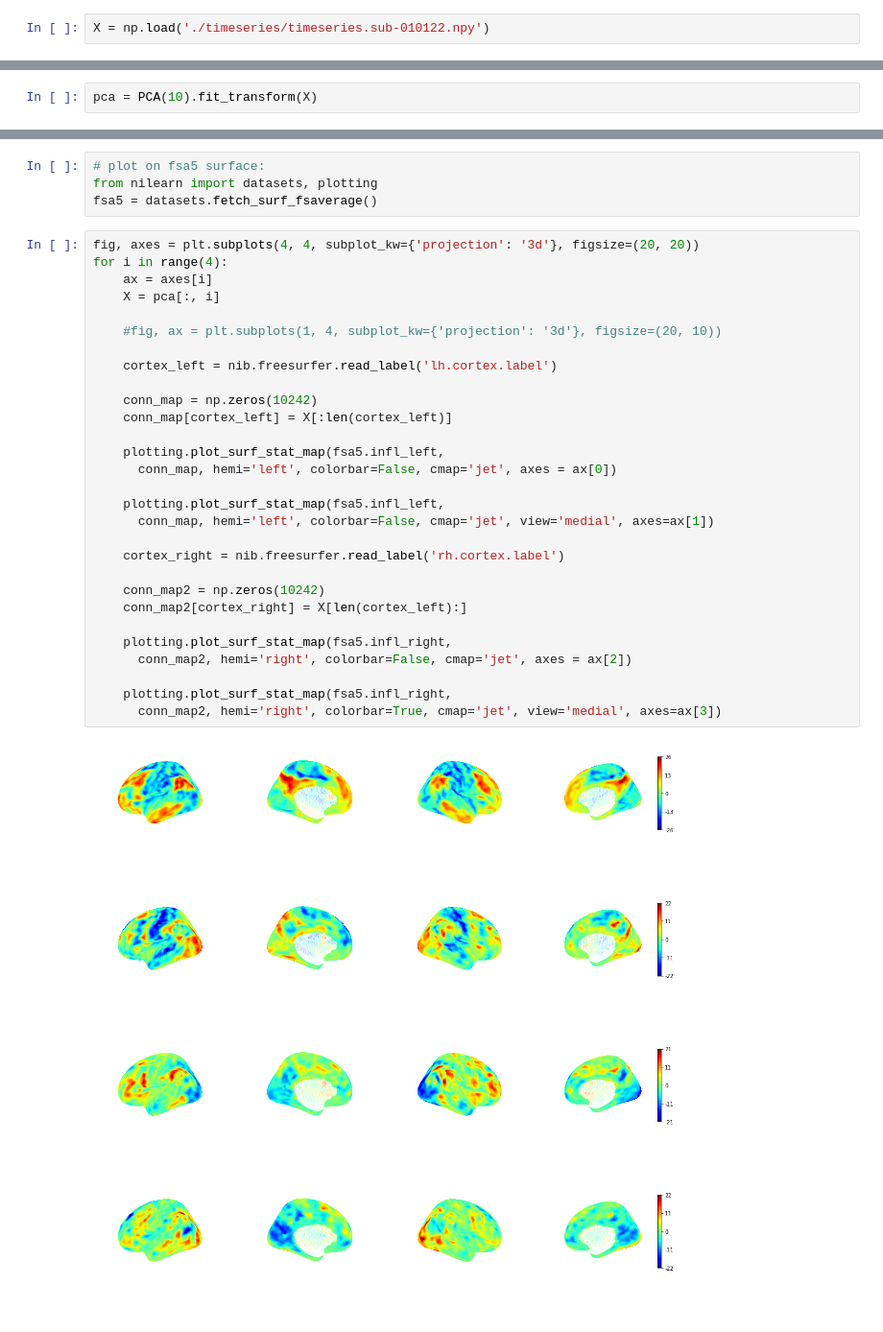
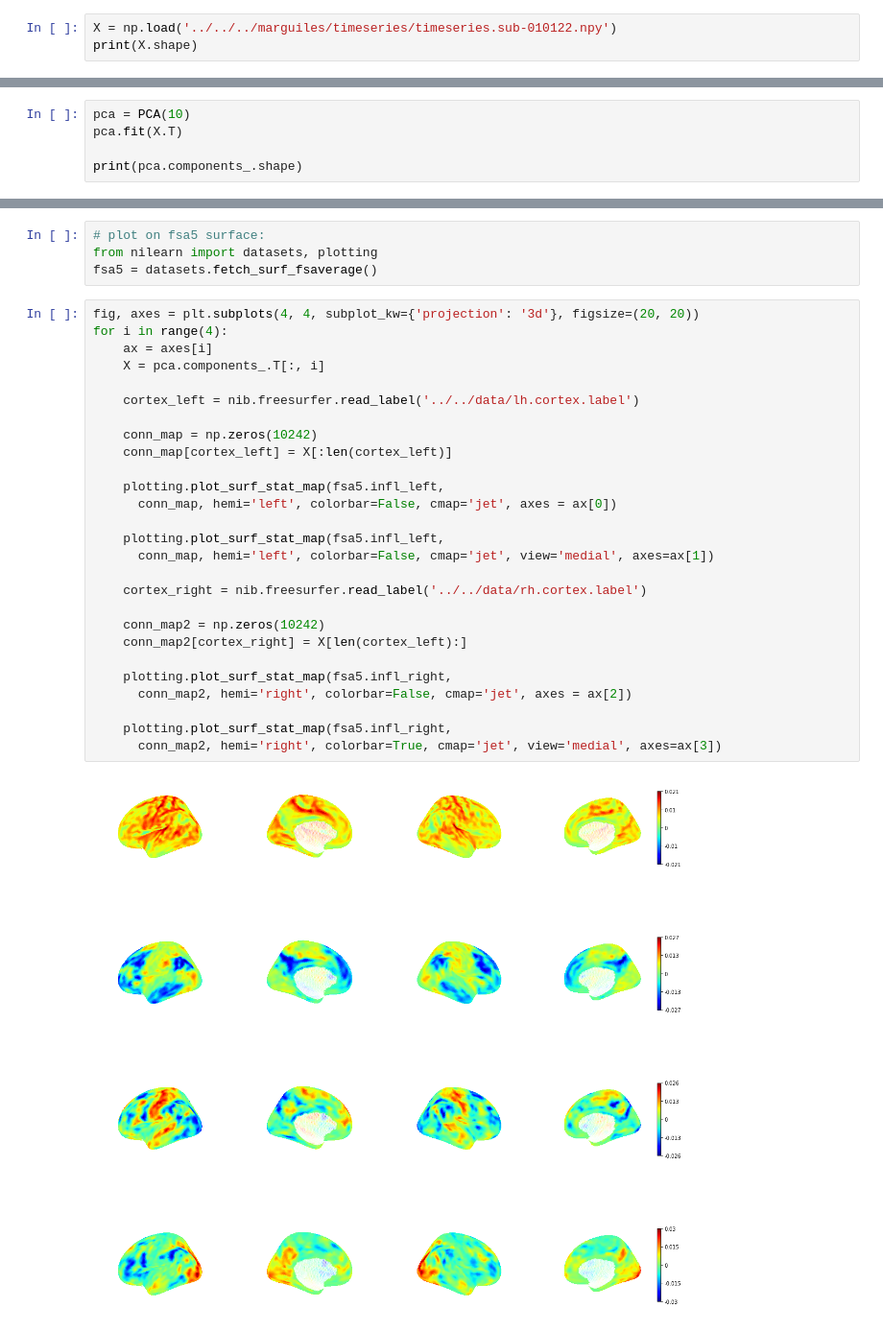
Before and after one commit to neurodata/margulies, a Jupyter notebook: analysis/20190612/PCA-10122.ipynb, the cells around one changed output, grey strips where cells are left out. Shown at 96% size. Cells and saved outputs as stored; diff of their text form.

Commit message:
try new plots

```diff
--- a/analysis/20190612/PCA-10122.ipynb
+++ b/analysis/20190612/PCA-10122.ipynb
@@ -8,4 +8,5 @@ import nibabel as nib
 
 %matplotlib inline
 # %%
-X = np.load('./timeseries/timeseries.sub-010122.npy')
+X = np.load('../../../marguiles/timeseries/timeseries.sub-010122.npy')
+print(X.shape)
@@ -12,2 +15,5 @@ X = np.load('./timeseries/timeseries.sub-010122.npy')
 # %%
-pca = PCA(10).fit_transform(X)
+pca = PCA(10)
+pca.fit(X.T)
+
+print(pca.components_.shape)
@@ -18,31 +26,29 @@ fsa5 = datasets.fetch_surf_fsaverage()
 # %%
 fig, axes = plt.subplots(4, 4, subplot_kw={'projection': '3d'}, figsize=(20, 20))
 for i in range(4):
     ax = axes[i]
-    X = pca[:, i]
+    X = pca.components_.T[:, i]
 
-    #fig, ax = plt.subplots(1, 4, subplot_kw={'projection': '3d'}, figsize=(20, 10))
-
-    cortex_left = nib.freesurfer.read_label('lh.cortex.label')
+    cortex_left = nib.freesurfer.read_label('../../data/lh.cortex.label')
 
     conn_map = np.zeros(10242)
     conn_map[cortex_left] = X[:len(cortex_left)]
 
     plotting.plot_surf_stat_map(fsa5.infl_left,
       conn_map, hemi='left', colorbar=False, cmap='jet', axes = ax[0])
 
     plotting.plot_surf_stat_map(fsa5.infl_left,
       conn_map, hemi='left', colorbar=False, cmap='jet', view='medial', axes=ax[1])
 
-    cortex_right = nib.freesurfer.read_label('rh.cortex.label')
+    cortex_right = nib.freesurfer.read_label('../../data/rh.cortex.label')
 
     conn_map2 = np.zeros(10242)
     conn_map2[cortex_right] = X[len(cortex_left):]
 
     plotting.plot_surf_stat_map(fsa5.infl_right,
       conn_map2, hemi='right', colorbar=False, cmap='jet', axes = ax[2])
 
     plotting.plot_surf_stat_map(fsa5.infl_right,
       conn_map2, hemi='right', colorbar=True, cmap='jet', view='medial', axes=ax[3])
 # %% [output]
-[figure, old version]
+[figure, new version]
```
Also changed, not shown: parts of 2 cells of this notebook, 2 other files.
